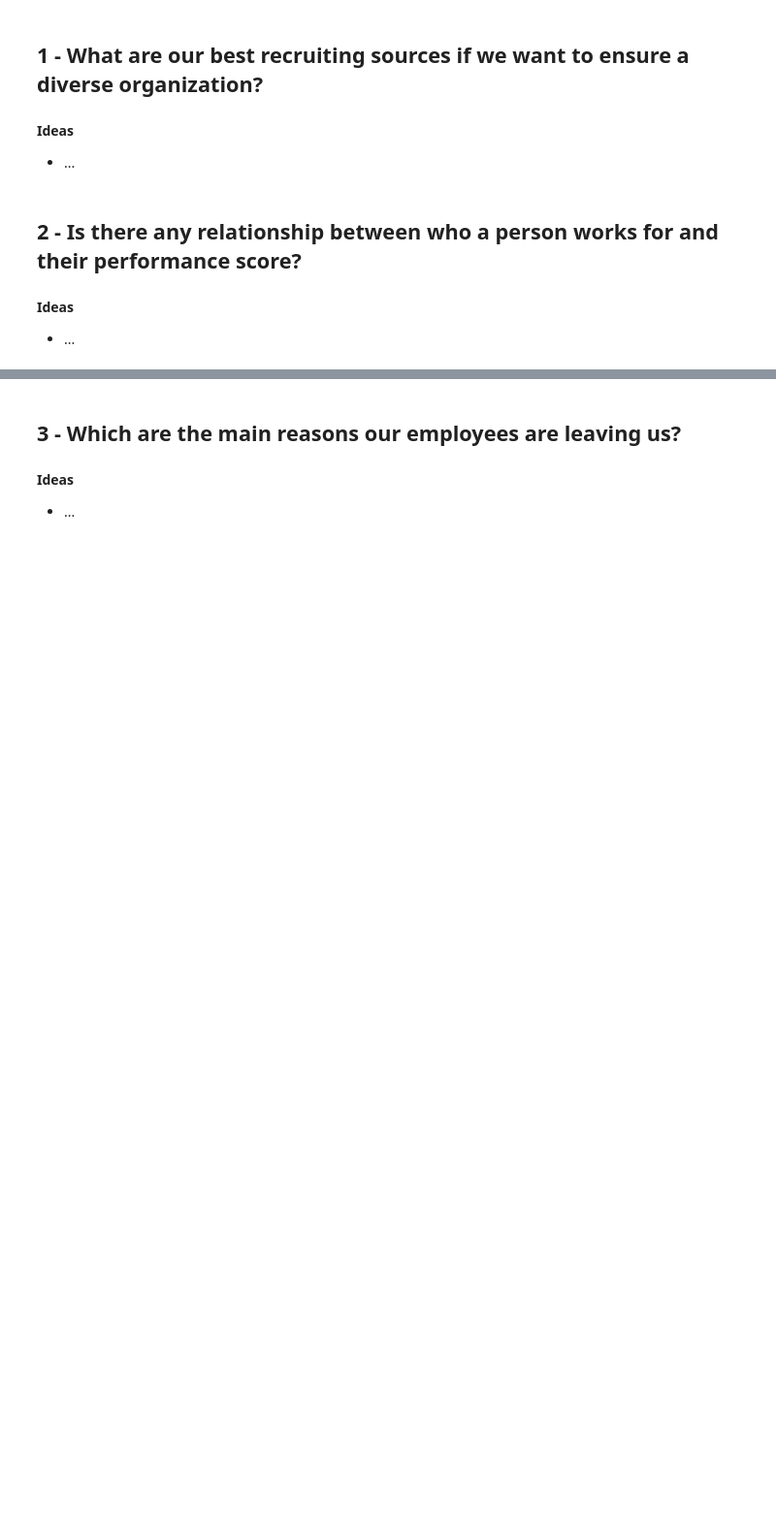
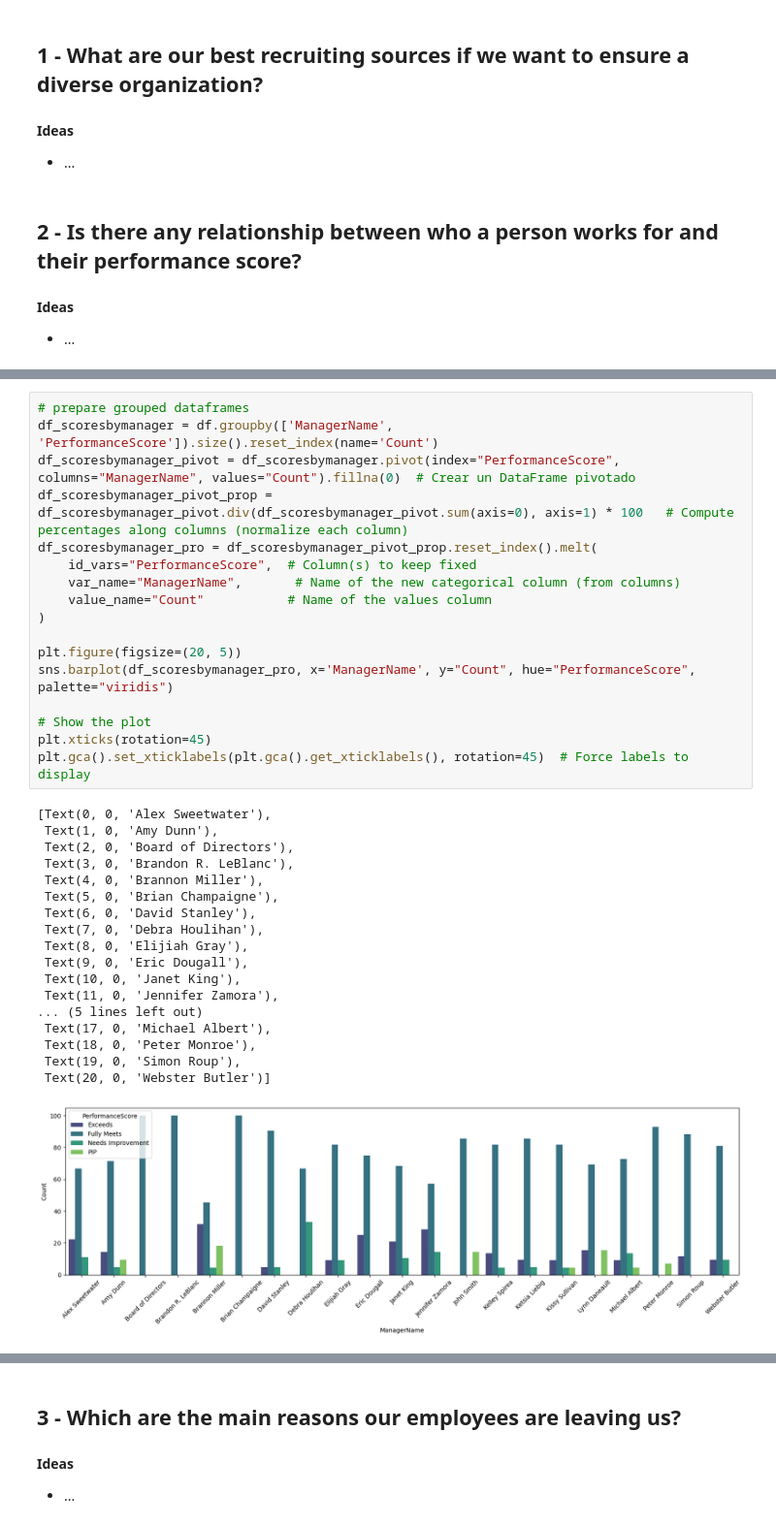
Before and after one commit to Mrivasesade/HR_Hackaton, a Jupyter notebook: HRAnalytics_Hackaton.ipynb, the cells around one changed output, grey strips where cells are left out. Shown at 97% size. Cells and saved outputs as stored; diff of their text form; blank space fills up the shorter version.

```diff
--- a/HRAnalytics_Hackaton.ipynb
+++ b/HRAnalytics_Hackaton.ipynb
@@ -221,0 +265,36 @@ plt.show()
+# %%
+# prepare grouped dataframes
+df_scoresbymanager = df.groupby(['ManagerName', 'PerformanceScore']).size().reset_index(name='Count')
+df_scoresbymanager_pivot = df_scoresbymanager.pivot(index="PerformanceScore", columns="ManagerName", values="Count").fillna(0)  # Crear un DataFrame pivotado
+df_scoresbymanager_pivot_prop = df_scoresbymanager_pivot.div(df_scoresbymanager_pivot.sum(axis=0), axis=1) * 100   # Compute percentages along columns (normalize each column)
+df_scoresbymanager_pro = df_scoresbymanager_pivot_prop.reset_index().melt(
+    id_vars="PerformanceScore",  # Column(s) to keep fixed
+    var_name="ManagerName",       # Name of the new categorical column (from columns)
+    value_name="Count"           # Name of the values column
+)
+
+plt.figure(figsize=(20, 5))
+sns.barplot(df_scoresbymanager_pro, x='ManagerName', y="Count", hue="PerformanceScore", palette="viridis")
+
+# Show the plot
+plt.xticks(rotation=45)
+plt.gca().set_xticklabels(plt.gca().get_xticklabels(), rotation=45)  # Force labels to display
+# %% [output]
+[Text(0, 0, 'Alex Sweetwater'),
+ Text(1, 0, 'Amy Dunn'),
+ Text(2, 0, 'Board of Directors'),
+ Text(3, 0, 'Brandon R. LeBlanc'),
+ Text(4, 0, 'Brannon Miller'),
+ Text(5, 0, 'Brian Champaigne'),
+ Text(6, 0, 'David Stanley'),
+ Text(7, 0, 'Debra Houlihan'),
+ Text(8, 0, 'Elijiah Gray'),
+ Text(9, 0, 'Eric Dougall'),
+ Text(10, 0, 'Janet King'),
+ Text(11, 0, 'Jennifer Zamora'),
+... (5 lines left out)
+ Text(17, 0, 'Michael Albert'),
+ Text(18, 0, 'Peter Monroe'),
+ Text(19, 0, 'Simon Roup'),
+ Text(20, 0, 'Webster Butler')]
+[figure, added]
```
Also changed, not shown: parts of 8 cells of this notebook, 1 other file.
